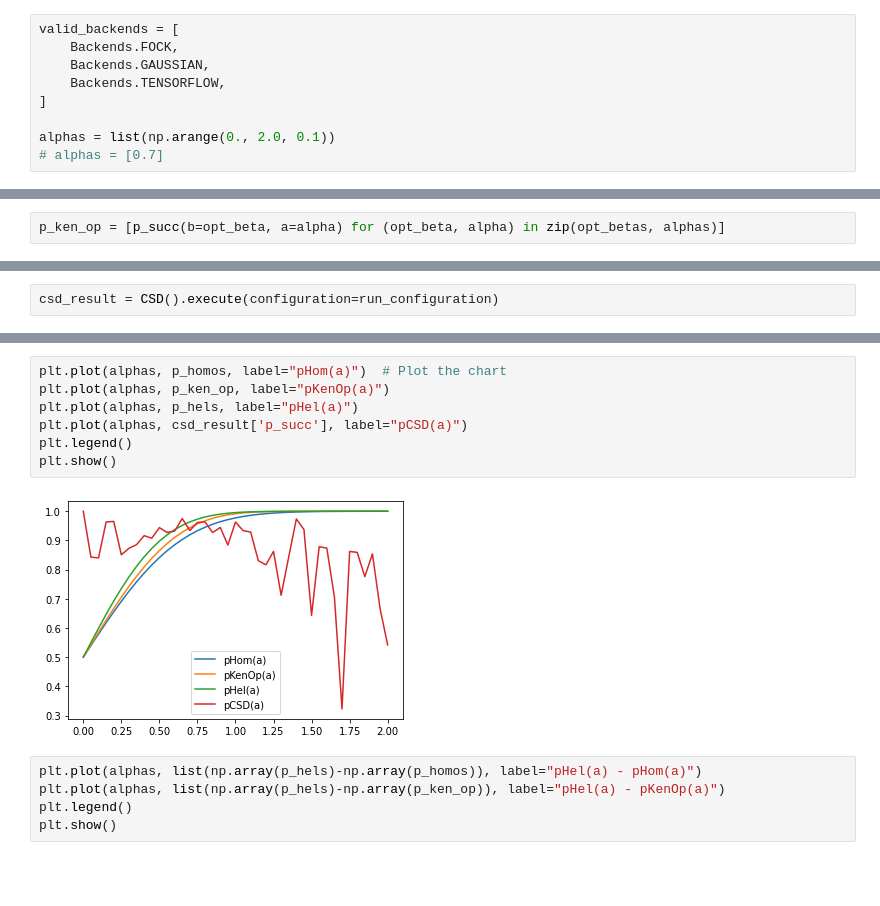
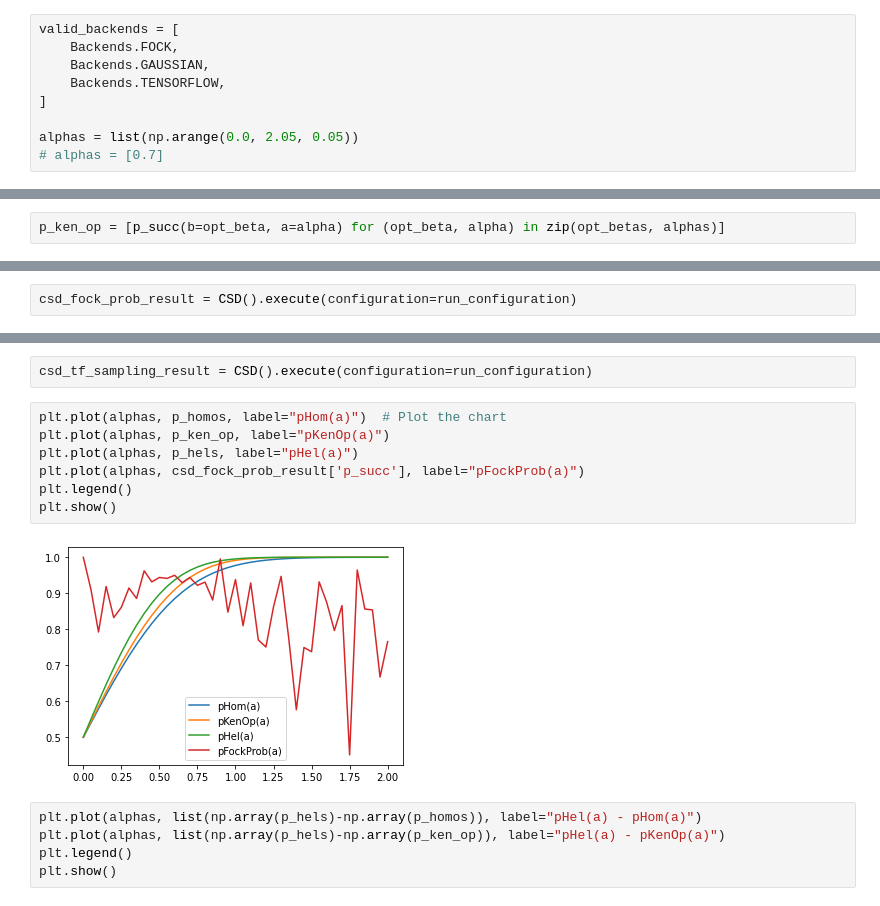
Before and after one commit to iamtxena/coherent-state-discrimination, a Jupyter notebook: examples/testing_csd.ipynb, the cells around one changed output, grey strips where cells are left out. Drawn from its saved outputs; the diff is of its cells as text; blank space fills up the shorter version.

```diff
--- a/examples/testing_csd.ipynb
+++ b/examples/testing_csd.ipynb
@@ -9,5 +12,5 @@ valid_backends = [
     Backends.TENSORFLOW,
 ]
 
-alphas = list(np.arange(0., 2.0, 0.1))
+alphas = list(np.arange(0.0, 2.05, 0.05))
 # alphas = [0.7]
@@ -200,3 +262,3 @@ p_ken_op = [p_succ(b=opt_beta, a=alpha) for (opt_beta, alpha) in zip(opt_betas,
 # %%
-csd_result = CSD().execute(configuration=run_configuration)
+csd_fock_prob_result = CSD().execute(configuration=run_configuration)
 # %% [output]
@@ -212,12 +320,14 @@ len(csd_result['p_succ'])
+# %%
+csd_tf_sampling_result = CSD().execute(configuration=run_configuration)
 # %%
 plt.plot(alphas, p_homos, label="pHom(a)")  # Plot the chart
 plt.plot(alphas, p_ken_op, label="pKenOp(a)")
 plt.plot(alphas, p_hels, label="pHel(a)")
-plt.plot(alphas, csd_result['p_succ'], label="pCSD(a)")
+plt.plot(alphas, csd_fock_prob_result['p_succ'], label="pFockProb(a)")
 plt.legend()
 plt.show()
 # %% [output]
-[figure, old version]
+[figure, new version]
 # %%
 plt.plot(alphas, list(np.array(p_hels)-np.array(p_homos)), label="pHel(a) - pHom(a)")
 plt.plot(alphas, list(np.array(p_hels)-np.array(p_ken_op)), label="pHel(a) - pKenOp(a)")
```
Also changed, not shown: parts of 22 cells of this notebook, 2 other files.
